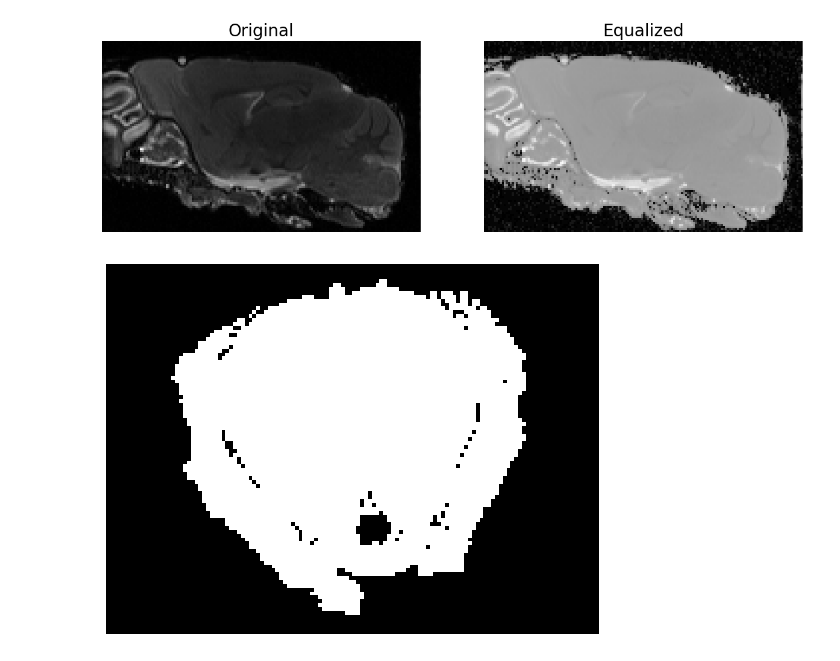
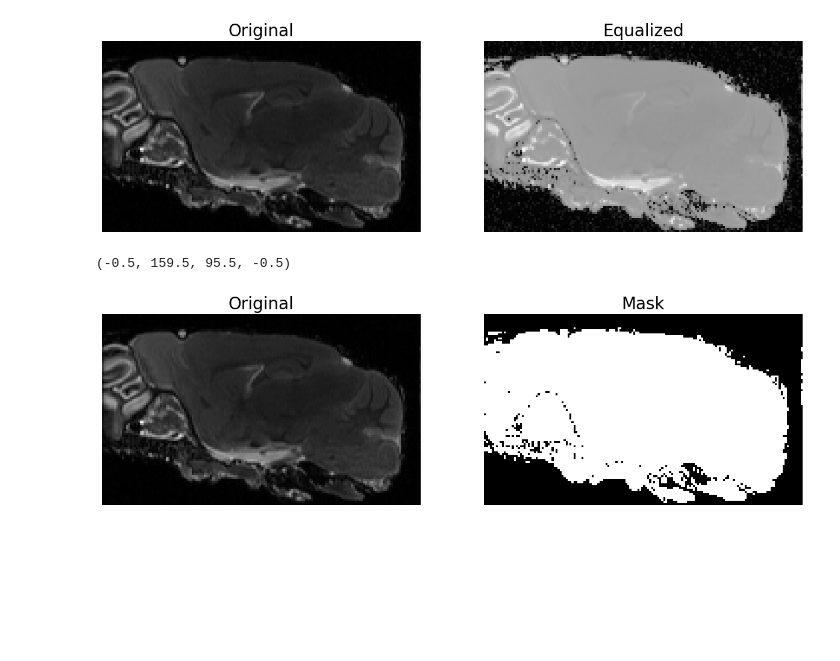
Before and after one commit to AnriiGegliuk/mice_MRI_analysis, a Jupyter notebook: notebooks/mask_improvement/mask_improvement.ipynb, the cells around one changed output. Cells and saved outputs as stored; diff of their text form; code cells hidden in the pictures; blank space fills up the shorter version.

Commit message:
creating mask

```diff
--- a/notebooks/mask_improvement/mask_improvement.ipynb
+++ b/notebooks/mask_improvement/mask_improvement.ipynb
@@ -77,10 +79,20 @@ axes[1].axis('off')
 plt.show()
 # %% [output]
 [figure]
-# %%
-mask = image_int >= 7
-plt.imshow(mask[:,50,:], cmap='gray')
-plt.axis('off')
-plt.show()
-# %% [output]
-[figure, removed]
+# %%
+mask = image_int >= 8
+
+fig, axes = plt.subplots(1, 2, figsize=(15, 15))
+
+axes[0].imshow(image_int[:,:,51], cmap = 'gray')
+axes[0].set_title('Original')
+axes[0].title.set_size(20)
+axes[0].axis('off')
+
+axes[1].imshow(mask[:,:,51], cmap = 'gray')
+axes[1].set_title('Mask')
+axes[1].title.set_size(20)
+axes[1].axis('off')
+# %% [output]
+(-0.5, 159.5, 95.5, -0.5)
+[figure, added]
```
Also changed, not shown: parts of 3 cells of this notebook.
